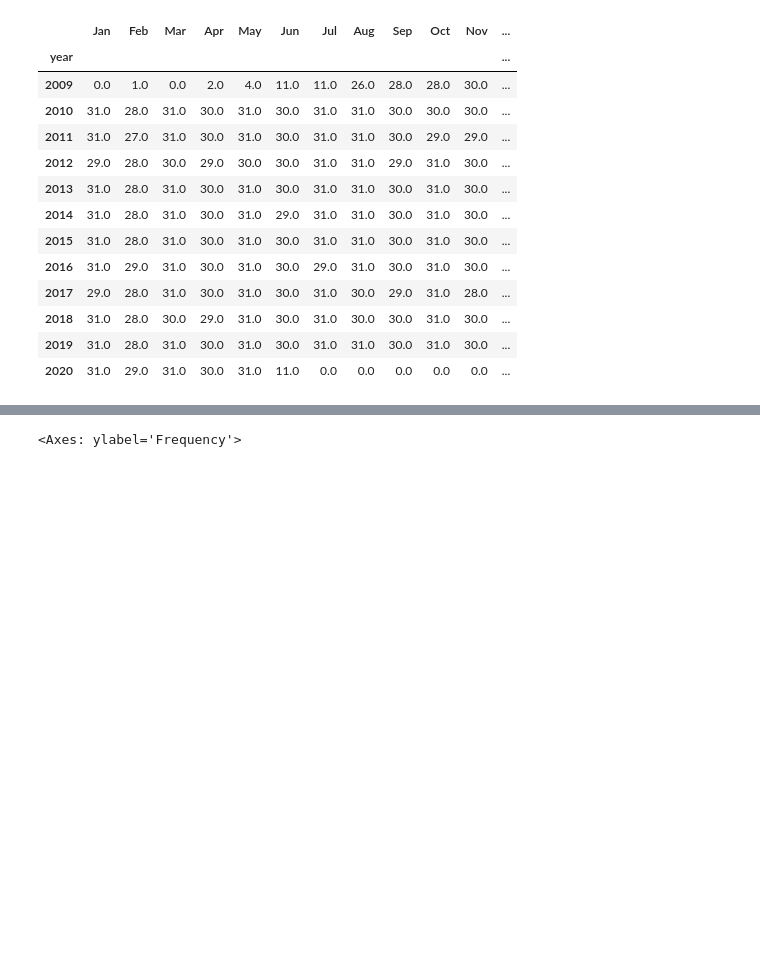
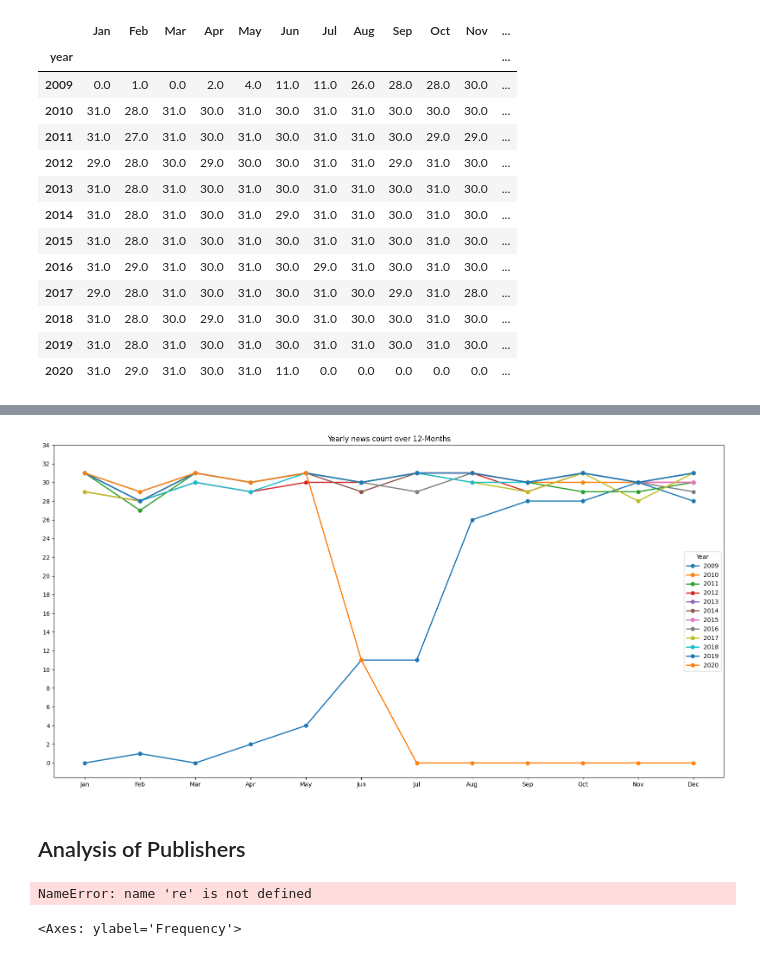
Before and after one commit to leuel-a/news-sentiment-stock-prediction, a Jupyter notebook: notebooks/stock_news_sentiment.ipynb, the cells around one changed output, grey strips where cells are left out. Drawn from its saved outputs; the diff is of its cells as text; code cells hidden in the pictures; blank space fills up the shorter version.

Commit message:
feat(task-1): do analysis of the publishers and publishing companies

```diff
--- a/notebooks/stock_news_sentiment.ipynb
+++ b/notebooks/stock_news_sentiment.ipynb
@@ -185,19 +186,3 @@ years_count
 | 2018 | 31.0 | 28.0 | 30.0 | 29.0 | 31.0 | 30.0 | 31.0 | 30.0 | 30.0 | 31.0 | 30.0 | ... |
 | 2019 | 31.0 | 28.0 | 31.0 | 30.0 | 31.0 | 30.0 | 31.0 | 31.0 | 30.0 | 31.0 | 30.0 | ... |
 | 2020 | 31.0 | 29.0 | 31.0 | 30.0 | 31.0 | 11.0 | 0.0 | 0.0 | 0.0 | 0.0 | 0.0 | ... |
-# %%
-x_label, y_label = 'Months', 'Total News Published'
-plotter = NewsDataPlotter(years_count)
-
-
-plt.xlabel(x_label)
-plt.ylabel(y_label)
-
-plt.title(f"News Count for Year {year}")
-plt.grid(True)
-
-# Save the figure before saving it as an image
-plt.show()
-
-for year in years:
-    plotter.plot_year_data(year, x_label, y_label)
@@ -217,3 +189,41 @@ for year in years:
+# %%
+x_label, y_label = 'Months', 'Total News Published'
+plotter = NewsDataPlotter(years_count)
+
+# Create the figure to plot on
+plt.figure(figsize=(20, 10))
+
+# Optionally set the grid
+plt.grid(True)
+
+for year in years_count.index:
+    plotter.plot_year_data(year, x_label, y_label)
+
+# add the legend after all lines are plotted
+plt.legend(title='Year')
+
+# add the title to the entire plot
+plt.title(f"Yearly news count over 12-Months")
+
+# Save the figure as an image
+plt.savefig('./images/All_Years_News_Month_News_Count_Plog.png', format='png')
+
+# Show the plot
+plt.show()
+# %% [output]
+[figure, added]
+# %% [markdown]
+## Analysis of Publishers
+# %%
+email_regex = r'/^([a-z0-9_\.-]+)@([\da-z\.-]+)\.([a-z\.]{2,6})$/'
+# df["publisher"].str.contains(email_regex, regex=True)
+
+is_valid = lambda x : re.match(email_regex, x) is not None
+
+publishers = df["publisher"]
+publishers[publishers.apply(is_valid)]
+# %% [output]
+NameError: name 're' is not defined
 # %%
 headline_category = df["headline_length_category"].value_counts().to_frame()
 headline_category["percentile"] = headline_category["count"].apply(lambda x: (x / headline_category.sum()) * 100)
```
Also changed, not shown: parts of 2 cells of this notebook, 14 other files.
